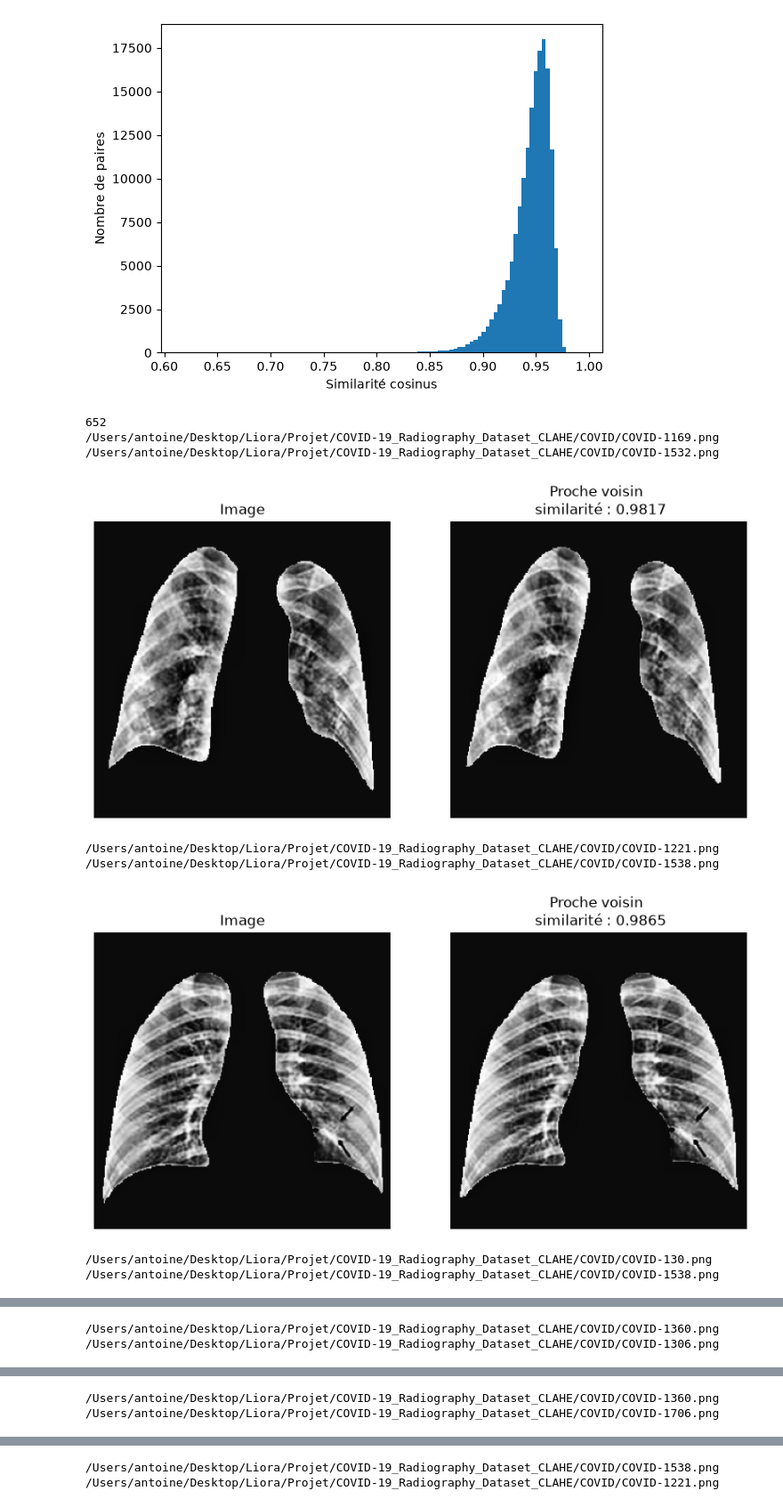
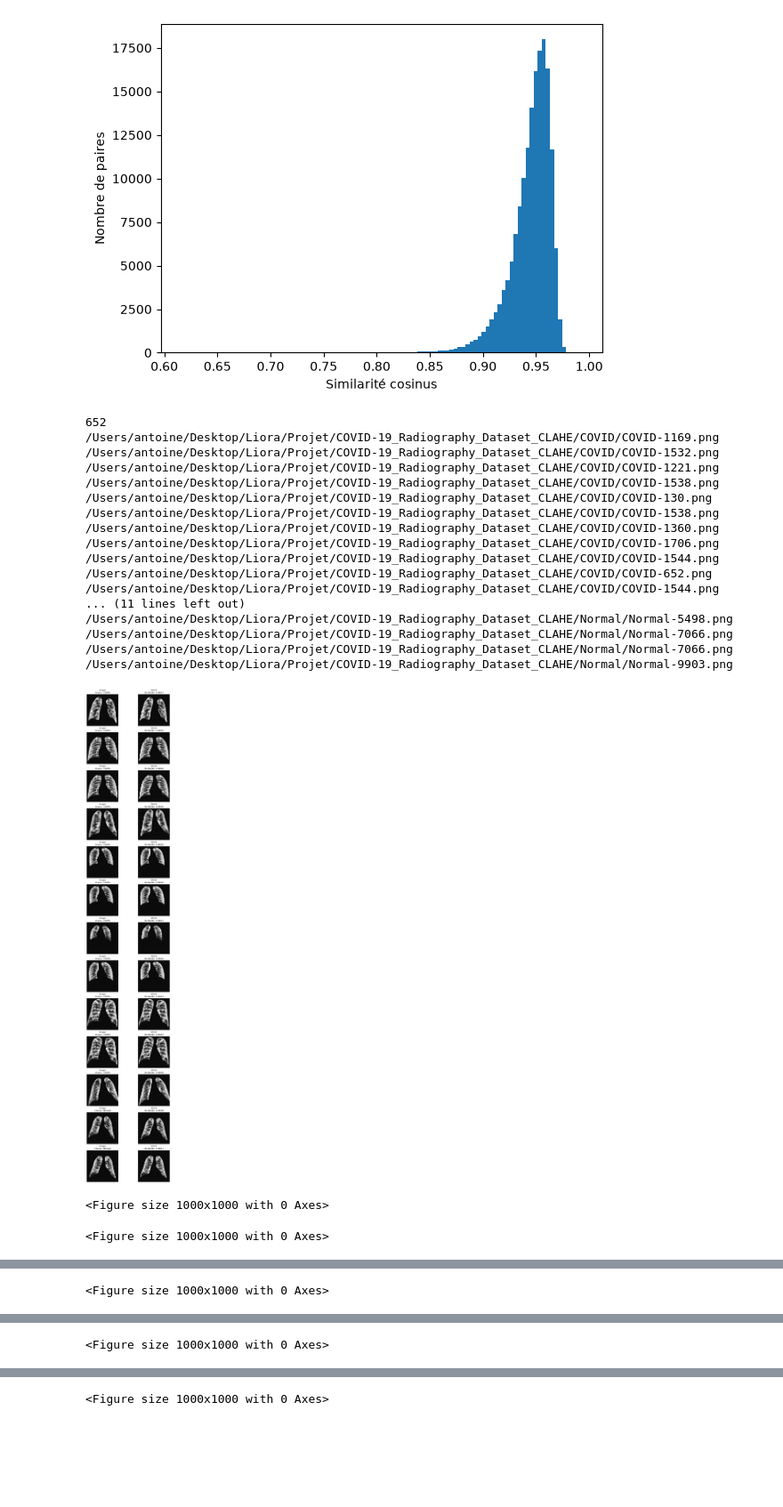
Before and after one commit to cyrilmarat/Liora_Covid, a Jupyter notebook: notebooks/Preprocessing/cosine_similarity.ipynb, the cells around one changed output, grey strips where cells are left out. Shown at 89% size. Drawn from its saved outputs; the diff is of its cells as text; code cells hidden in the pictures; blank space fills up the shorter version.

```diff
--- a/notebooks/Preprocessing/cosine_similarity.ipynb
+++ b/notebooks/Preprocessing/cosine_similarity.ipynb
@@ -178,7 +178,7 @@ liste_similarites=[]
 
 for image in np.arange(nb_images):
     for voisin, similarite in zip(indices[image][1:], similarites[image][1:]):
-        if similarite >= 0.98:
+        if voisin > image and similarite >= 0.98:
             indice_img.append(image)
             indice_voisin.append(voisin)
             chemin_image.append(img_chemin[image])
@@ -225,36 +225,55 @@ plt.show()
 [figure]
 # %%
 print(len(dataset))
+
+fig, axes = plt.subplots(
+    nrows=len(indice_img),
+    ncols=2,
+    figsize=(10, 4 * len(indice_img))
+)
 
 for index, images in enumerate (chemin_image):
     print(chemin_image[index])
     image_path=chemin_image[index]
     img=cv2.imread(image_path)
 
     print(chemin_voisin[index])
     voisin_path=chemin_voisin[index]
     vsn=cv2.imread(voisin_path)
 
     fig=plt.figure(figsize=(10,10))
 
-    plt.subplot(1,2, 1)
-    plt.imshow(img)
-    plt.title("Image")
-    plt.axis("off")
+    axes[index, 0].imshow(img)
+    axes[index, 0].set_title(f"Image\n Classe : {image_path.parent.name}")
+    axes[index, 0].axis("off")
 
-    plt.subplot(1, 2, 2)
-    plt.imshow((vsn))
-    plt.title(f"Proche voisin \n similarité : {liste_similarites[index]:.4f}")
-    plt.axis("off")
+    axes[index, 1].imshow(vsn)
+    axes[index, 1].set_title(
+        f"Voisin\nSimilarité : {liste_similarites[index]:.4f}"
+    )
+    axes[index, 1].axis("off")
 
-    plt.show()
+
+
+plt.show()
 # %% [output]
 652
 /Users/antoine/Desktop/Liora/Projet/COVID-19_Radiography_Dataset_CLAHE/COVID/COVID-1169.png
 /Users/antoine/Desktop/Liora/Projet/COVID-19_Radiography_Dataset_CLAHE/COVID/COVID-1532.png
+/Users/antoine/Desktop/Liora/Projet/COVID-19_Radiography_Dataset_CLAHE/COVID/COVID-1221.png
+/Users/antoine/Desktop/Liora/Projet/COVID-19_Radiography_Dataset_CLAHE/COVID/COVID-1538.png
+/Users/antoine/Desktop/Liora/Projet/COVID-19_Radiography_Dataset_CLAHE/COVID/COVID-130.png
+/Users/antoine/Desktop/Liora/Projet/COVID-19_Radiography_Dataset_CLAHE/COVID/COVID-1538.png
+/Users/antoine/Desktop/Liora/Projet/COVID-19_Radiography_Dataset_CLAHE/COVID/COVID-1360.png
+/Users/antoine/Desktop/Liora/Projet/COVID-19_Radiography_Dataset_CLAHE/COVID/COVID-1706.png
+/Users/antoine/Desktop/Liora/Projet/COVID-19_Radiography_Dataset_CLAHE/COVID/COVID-1544.png
+/Users/antoine/Desktop/Liora/Projet/COVID-19_Radiography_Dataset_CLAHE/COVID/COVID-652.png
+/Users/antoine/Desktop/Liora/Projet/COVID-19_Radiography_Dataset_CLAHE/COVID/COVID-1544.png
+... (11 lines left out)
+/Users/antoine/Desktop/Liora/Projet/COVID-19_Radiography_Dataset_CLAHE/Normal/Normal-5498.png
+/Users/antoine/Desktop/Liora/Projet/COVID-19_Radiography_Dataset_CLAHE/Normal/Normal-7066.png
+/Users/antoine/Desktop/Liora/Projet/COVID-19_Radiography_Dataset_CLAHE/Normal/Normal-7066.png
+/Users/antoine/Desktop/Liora/Projet/COVID-19_Radiography_Dataset_CLAHE/Normal/Normal-9903.png
-[figure, old version]
+[figure, new version]
-/Users/antoine/Desktop/Liora/Projet/COVID-19_Radiography_Dataset_CLAHE/COVID/COVID-1221.png
-/Users/antoine/Desktop/Liora/Projet/COVID-19_Radiography_Dataset_CLAHE/COVID/COVID-1538.png
+<Figure size 1000x1000 with 0 Axes>
-[figure, removed]
-/Users/antoine/Desktop/Liora/Projet/COVID-19_Radiography_Dataset_CLAHE/COVID/COVID-130.png
-/Users/antoine/Desktop/Liora/Projet/COVID-19_Radiography_Dataset_CLAHE/COVID/COVID-1538.png
+<Figure size 1000x1000 with 0 Axes>
@@ -262,2 +280 @@ for index, images in enumerate (chemin_image):
-/Users/antoine/Desktop/Liora/Projet/COVID-19_Radiography_Dataset_CLAHE/COVID/COVID-1360.png
-/Users/antoine/Desktop/Liora/Projet/COVID-19_Radiography_Dataset_CLAHE/COVID/COVID-1306.png
+<Figure size 1000x1000 with 0 Axes>
@@ -265,2 +281 @@ for index, images in enumerate (chemin_image):
-/Users/antoine/Desktop/Liora/Projet/COVID-19_Radiography_Dataset_CLAHE/COVID/COVID-1360.png
-/Users/antoine/Desktop/Liora/Projet/COVID-19_Radiography_Dataset_CLAHE/COVID/COVID-1706.png
+<Figure size 1000x1000 with 0 Axes>
@@ -268,2 +282 @@ for index, images in enumerate (chemin_image):
-/Users/antoine/Desktop/Liora/Projet/COVID-19_Radiography_Dataset_CLAHE/COVID/COVID-1538.png
-/Users/antoine/Desktop/Liora/Projet/COVID-19_Radiography_Dataset_CLAHE/COVID/COVID-1221.png
+<Figure size 1000x1000 with 0 Axes>
```
Also changed, not shown: parts of 3 cells of this notebook.
